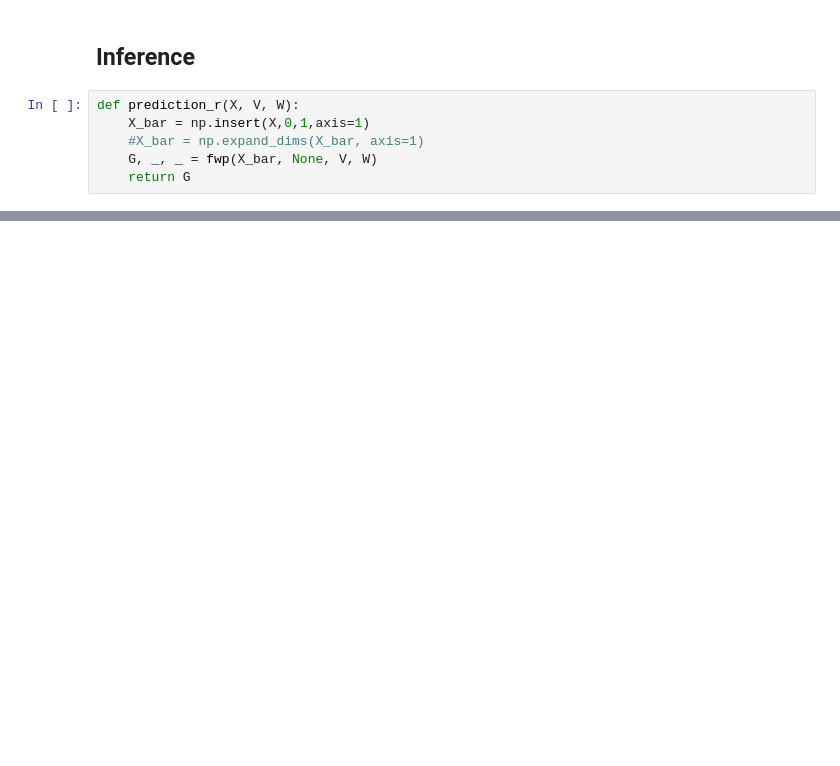
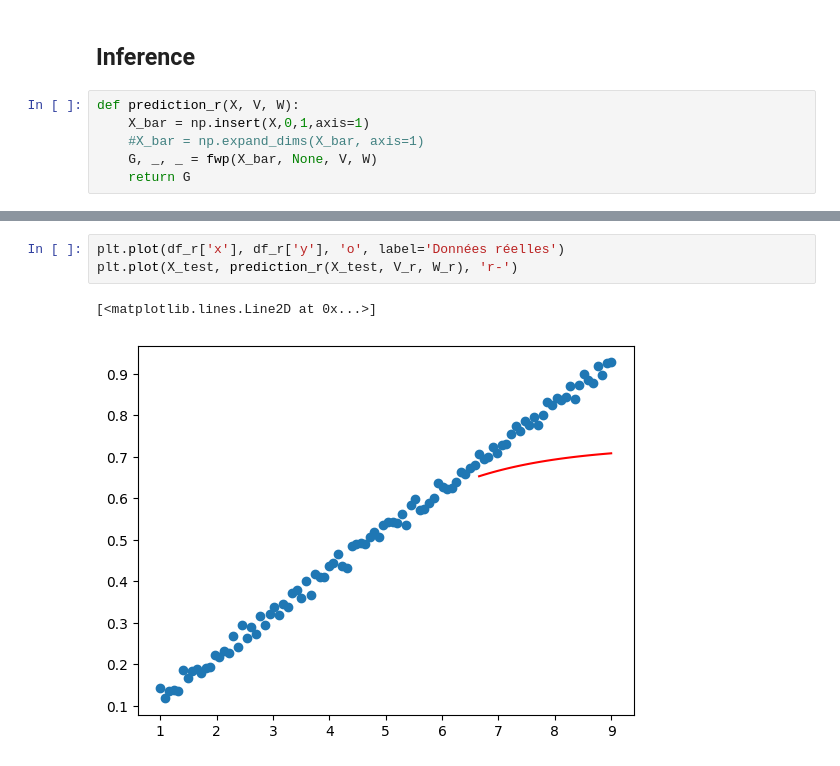
Before and after one commit to axelbrons/advanced-ml-course, a Jupyter notebook: pre-lab1/pre-lab1.ipynb, the cells around one changed output, grey strips where cells are left out. Saved outputs shown, nothing was run; the diff lists cells and outputs as text; blank space fills up the shorter version.

```diff
--- a/pre-lab1/pre-lab1.ipynb
+++ b/pre-lab1/pre-lab1.ipynb
@@ -475,0 +484,6 @@ print(g)
+# %%
+plt.plot(df_r['x'], df_r['y'], 'o', label='Données réelles')
+plt.plot(X_test, prediction_r(X_test, V_r, W_r), 'r-')
+# %% [output]
+[<matplotlib.lines.Line2D at 0x...>]
+[figure, added]
```
Also changed, not shown: parts of 8 cells of this notebook.
